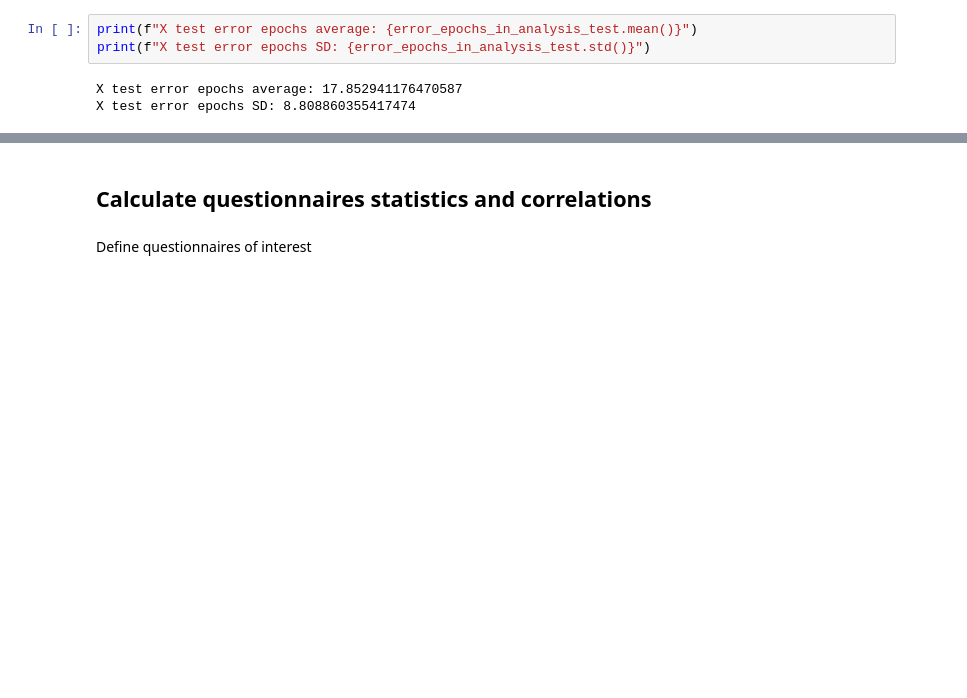
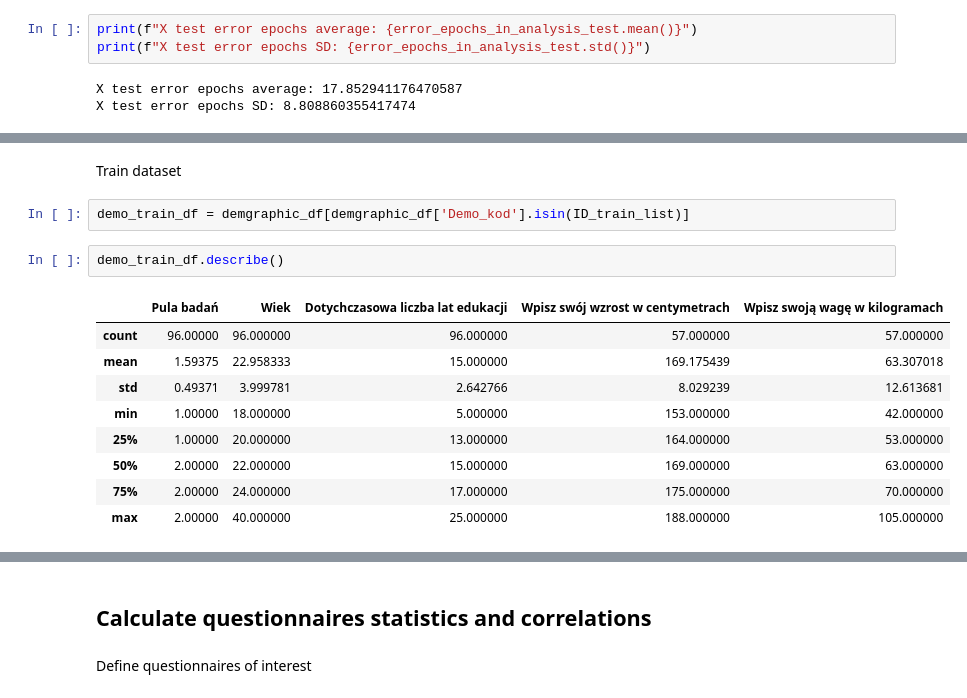
Before and after one commit to abelowska/erroneurous, a Jupyter notebook: notebooks/behavioral_results.ipynb, the cells around one changed output, grey strips where cells are left out. Cells and saved outputs as stored; diff of their text form; blank space fills up the shorter version.

```diff
--- a/notebooks/behavioral_results.ipynb
+++ b/notebooks/behavioral_results.ipynb
@@ -448,0 +480,16 @@ X test error epochs SD: 8.808860355417474
+# %% [markdown]
+Train dataset
+# %%
+demo_train_df = demgraphic_df[demgraphic_df['Demo_kod'].isin(ID_train_list)]
+# %%
+demo_train_df.describe()
+# %% [output]
+|  | Pula badań | Wiek | Dotychczasowa liczba lat edukacji | Wpisz swój wzrost w centymetrach | Wpisz swoją wagę w kilogramach |
+| count | 96.00000 | 96.000000 | 96.000000 | 57.000000 | 57.000000 |
+| mean | 1.59375 | 22.958333 | 15.000000 | 169.175439 | 63.307018 |
+| std | 0.49371 | 3.999781 | 2.642766 | 8.029239 | 12.613681 |
+| min | 1.00000 | 18.000000 | 5.000000 | 153.000000 | 42.000000 |
+| 25% | 1.00000 | 20.000000 | 13.000000 | 164.000000 | 53.000000 |
+| 50% | 2.00000 | 22.000000 | 15.000000 | 169.000000 | 63.000000 |
+| 75% | 2.00000 | 24.000000 | 17.000000 | 175.000000 | 70.000000 |
+| max | 2.00000 | 40.000000 | 25.000000 | 188.000000 | 105.000000 |
```
Also changed, not shown: parts of 16 cells of this notebook.
